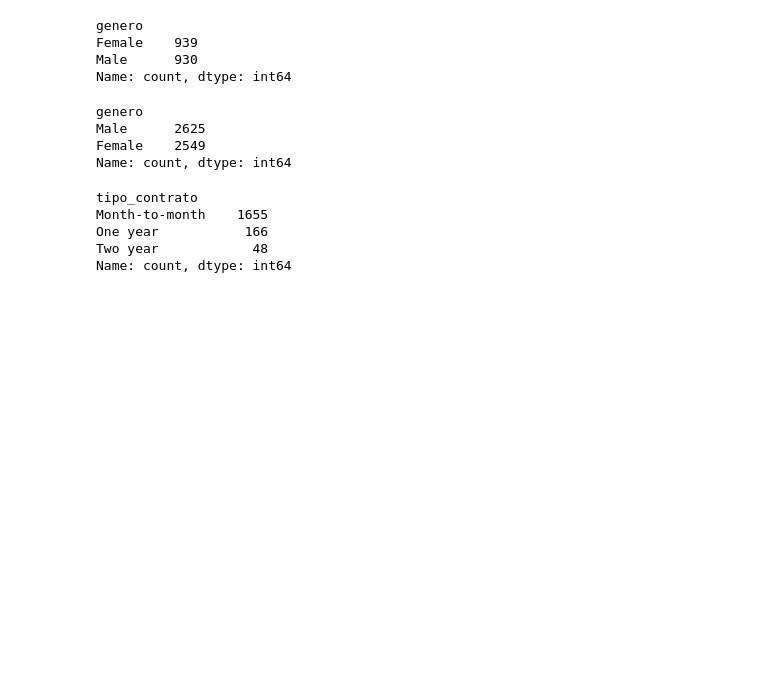
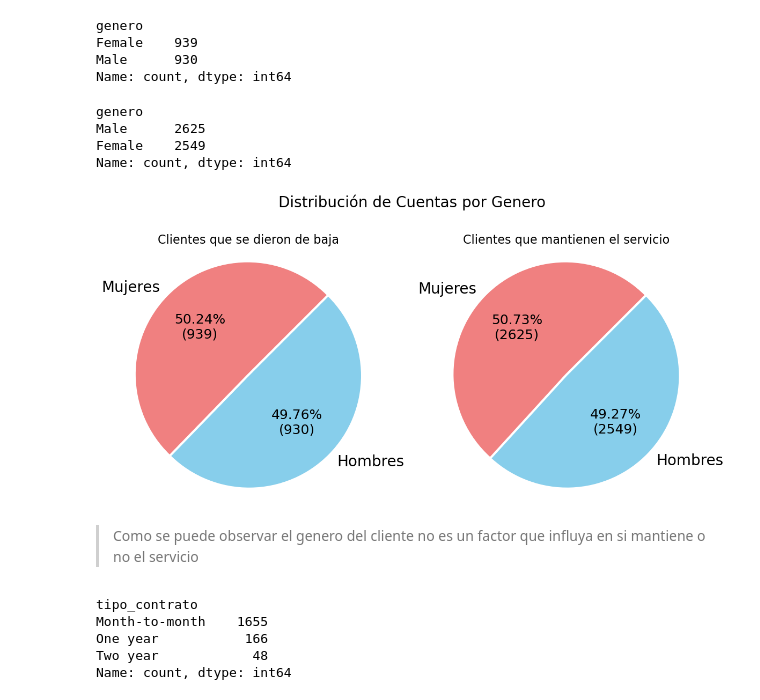
Before and after one commit to Fersh5/TelecomX, a Jupyter notebook: analisis_evasion_cliente.ipynb, the cells around one changed output. Cells and saved outputs as stored; diff of their text form; code cells hidden in the pictures; blank space fills up the shorter version.

```diff
--- a/analisis_evasion_cliente.ipynb
+++ b/analisis_evasion_cliente.ipynb
@@ -378,3 +378,30 @@ Name: count, dtype: int64
+# %%
+graficas = [ex_clientes,clientes_conservados]
+
+fig, axs = plt.subplots(1,2,figsize=(12,6))
+fig.suptitle('Distribución de Cuentas por Genero',fontsize=20)
+
+for grafica in range(len(graficas)):
+    wedges, texts, autopct_texts = axs[grafica].pie(graficas[grafica]['genero'].value_counts(),labels=['Mujeres','Hombres',],autopct='%1.2f%%',colors=['lightcoral','skyblue'],startangle=45,explode=[0.02,0])
+
+    for text in texts:
+        text.set_fontsize(20)
+
+    for i,(text,wedge) in enumerate(zip(autopct_texts,wedges)):
+        count = graficas[grafica]['genero'].value_counts().iloc[i]
+        porcentage = text.get_text()
+        text.set_text(f'{porcentage}\n({count})')
+        text.set_fontsize(18)
+    axs[grafica].axis('equal')
+    titulo= ['Clientes que se dieron de baja','Clientes que mantienen el servicio']
+    axs[grafica].set_title(f'\n{titulo[grafica]}',fontsize=16)
+
+fig.tight_layout()
+plt.show()
+# %% [output]
+[figure, added]
+# %% [markdown]
+> Como se puede observar el genero del cliente no es un factor que influya en si mantiene o no el servicio
 # %%
 ex_clientes['tipo_contrato'].value_counts()
 # %% [output]
```
Also changed, not shown: parts of 9 cells of this notebook.
